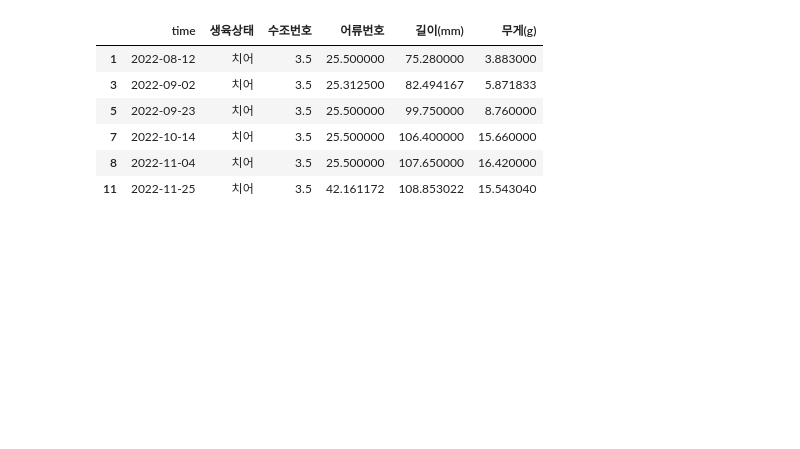
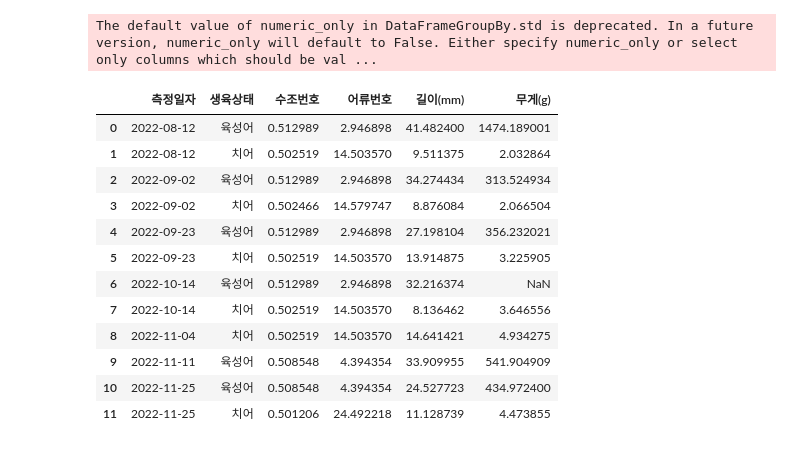
Before and after one commit to sigongjoa/salmon_ai, a Jupyter notebook: Dataset/salmon_time_series/강원도 데이터/2023_09_06_target_data_static.ipynb, the cells around one changed output. Saved outputs shown, nothing was run; the diff lists cells and outputs as text; code cells hidden in the pictures; blank space fills up the shorter version.

```diff
--- a/Dataset/salmon_time_series/강원도 데이터/2023_09_06_target_data_static.ipynb
+++ b/Dataset/salmon_time_series/강원도 데이터/2023_09_06_target_data_static.ipynb
@@ -45,10 +44,20 @@ for types in time_data['생육상태'].unique():
-# %%
-type_data
-# %% [output]
-|  | time | 생육상태 | 수조번호 | 어류번호 | 길이(mm) | 무게(g) |
-| 1 | 2022-08-12 | 치어 | 3.5 | 25.500000 | 75.280000 | 3.883000 |
-| 3 | 2022-09-02 | 치어 | 3.5 | 25.312500 | 82.494167 | 5.871833 |
-| 5 | 2022-09-23 | 치어 | 3.5 | 25.500000 | 99.750000 | 8.760000 |
-| 7 | 2022-10-14 | 치어 | 3.5 | 25.500000 | 106.400000 | 15.660000 |
-| 8 | 2022-11-04 | 치어 | 3.5 | 25.500000 | 107.650000 | 16.420000 |
-| 11 | 2022-11-25 | 치어 | 3.5 | 42.161172 | 108.853022 | 15.543040 |
+# %%
+# 측정일자, 생육 상태를 기준으로 std 계산
+std_data = data.groupby(['측정일자','생육상태']).std()
+std_data.reset_index(inplace=True)
+std_data
+# %% [output]
+The default value of numeric_only in DataFrameGroupBy.std is deprecated. In a future version, numeric_only will default to False. Either specify numeric_only or select only columns which should be val ...
+|  | 측정일자 | 생육상태 | 수조번호 | 어류번호 | 길이(mm) | 무게(g) |
+| 0 | 2022-08-12 | 육성어 | 0.512989 | 2.946898 | 41.482400 | 1474.189001 |
+| 1 | 2022-08-12 | 치어 | 0.502519 | 14.503570 | 9.511375 | 2.032864 |
+| 2 | 2022-09-02 | 육성어 | 0.512989 | 2.946898 | 34.274434 | 313.524934 |
+| 3 | 2022-09-02 | 치어 | 0.502466 | 14.579747 | 8.876084 | 2.066504 |
+| 4 | 2022-09-23 | 육성어 | 0.512989 | 2.946898 | 27.198104 | 356.232021 |
+| 5 | 2022-09-23 | 치어 | 0.502519 | 14.503570 | 13.914875 | 3.225905 |
+| 6 | 2022-10-14 | 육성어 | 0.512989 | 2.946898 | 32.216374 | NaN |
+| 7 | 2022-10-14 | 치어 | 0.502519 | 14.503570 | 8.136462 | 3.646556 |
+| 8 | 2022-11-04 | 치어 | 0.502519 | 14.503570 | 14.641421 | 4.934275 |
+| 9 | 2022-11-11 | 육성어 | 0.508548 | 4.394354 | 33.909955 | 541.904909 |
+| 10 | 2022-11-25 | 육성어 | 0.508548 | 4.394354 | 24.527723 | 434.972400 |
+| 11 | 2022-11-25 | 치어 | 0.501206 | 24.492218 | 11.128739 | 4.473855 |
```
Also changed, not shown: parts of 7 cells of this notebook, 2 other files.
